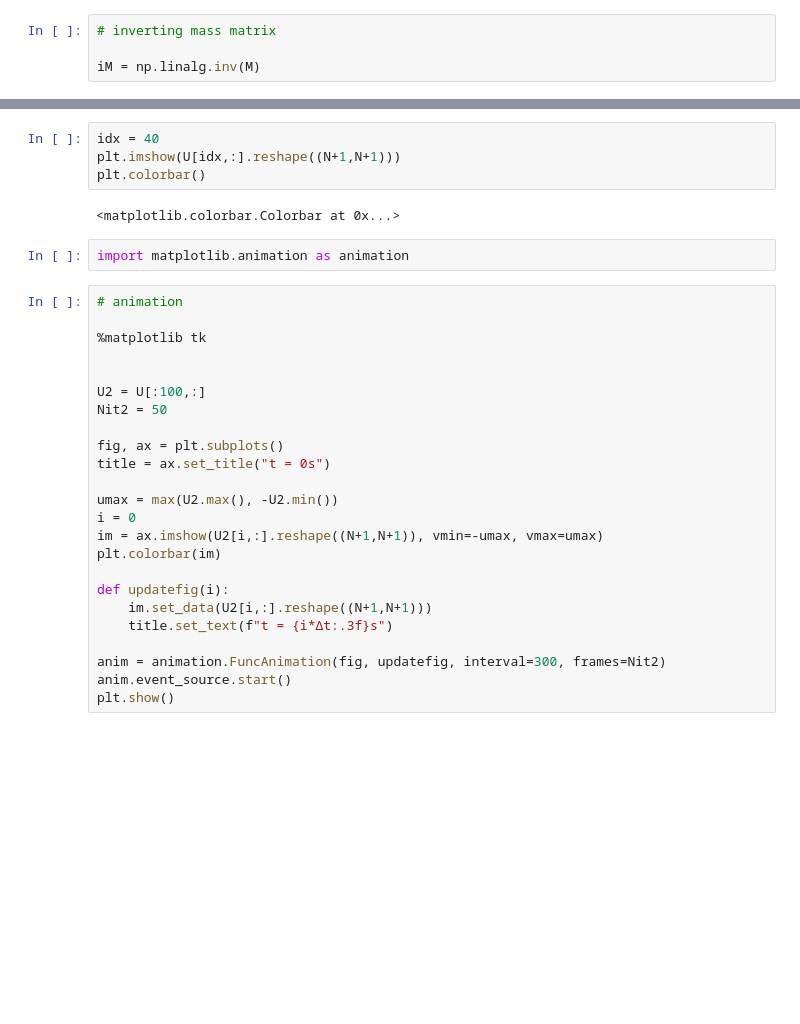
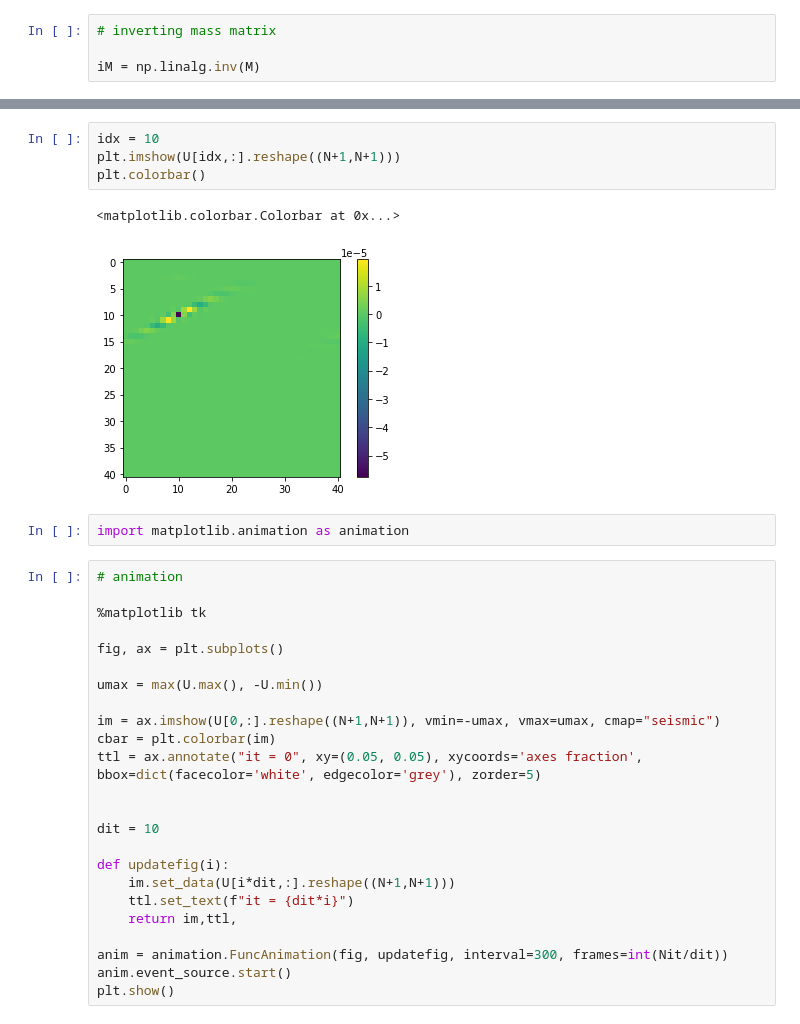
Before and after one commit to sbrisson-sudo/FEM_Elastic_Waves, a Jupyter notebook: src/fem2dDyn.ipynb, the cells around one changed output, grey strips where cells are left out. Cells and saved outputs as stored; diff of their text form; blank space fills up the shorter version.

```diff
--- a/src/fem2dDyn.ipynb
+++ b/src/fem2dDyn.ipynb
@@ -183,9 +192,10 @@ plt.ylim([-0.020, 0.020])
 # %%
-idx = 40
+idx = 10
 plt.imshow(U[idx,:].reshape((N+1,N+1)))
 plt.colorbar()
 # %% [output]
 <matplotlib.colorbar.Colorbar at 0x...>
+[figure, added]
 # %%
 import matplotlib.animation as animation
 # %%
@@ -193,22 +203,22 @@ import matplotlib.animation as animation
 
 %matplotlib tk
 
+fig, ax = plt.subplots()
 
-U2 = U[:100,:]
-Nit2 = 50
+umax = max(U.max(), -U.min())
 
-fig, ax = plt.subplots()
-title = ax.set_title("t = 0s")
+im = ax.imshow(U[0,:].reshape((N+1,N+1)), vmin=-umax, vmax=umax, cmap="seismic")
+cbar = plt.colorbar(im)
+ttl = ax.annotate("it = 0", xy=(0.05, 0.05), xycoords='axes fraction', bbox=dict(facecolor='white', edgecolor='grey'), zorder=5)
 
-umax = max(U2.max(), -U2.min())
-i = 0
-im = ax.imshow(U2[i,:].reshape((N+1,N+1)), vmin=-umax, vmax=umax)
-plt.colorbar(im)
+
+dit = 10
 
 def updatefig(i):
-    im.set_data(U2[i,:].reshape((N+1,N+1)))
-    title.set_text(f"t = {i*Δt:.3f}s")
+    im.set_data(U[i*dit,:].reshape((N+1,N+1)))
+    ttl.set_text(f"it = {dit*i}")
+    return im,ttl,
 
-anim = animation.FuncAnimation(fig, updatefig, interval=300, frames=Nit2)
+anim = animation.FuncAnimation(fig, updatefig, interval=300, frames=int(Nit/dit))
 anim.event_source.start()
 plt.show()
```
Also changed, not shown: parts of 11 cells of this notebook, 4 other files.
